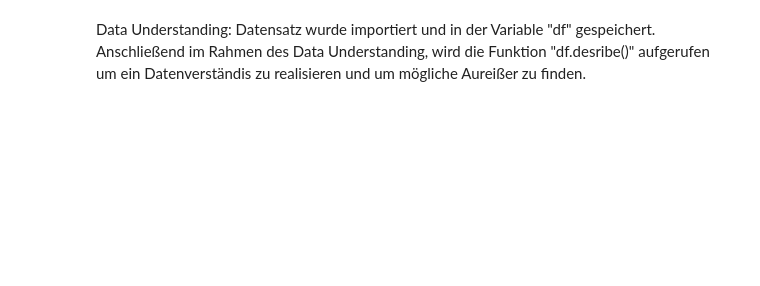
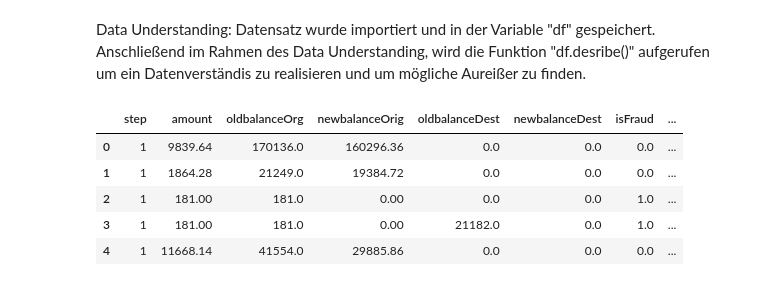
Before and after one commit to krausnick/BigData-Gruppe-3, a Jupyter notebook: Untitled0.ipynb, the cells around one changed output. Cells and saved outputs as stored; diff of their text form; code cells hidden in the pictures; blank space fills up the shorter version.

```diff
--- a/Untitled0.ipynb
+++ b/Untitled0.ipynb
@@ -51,2 +35,23 @@ X_test_encoded = pd.concat(X_test_encoded, axis=1)
+# %%
+df = df.drop('type', axis=1)
+
+X = df.drop('isFraud', axis=1)
+X= X.drop('nameOrig', axis=1)
+X= X.drop('nameDest',axis=1)
+X.dropna(axis=0, inplace=True)
+df= df.drop('nameOrig', axis=1)
+df= df.drop('nameDest',axis=1)
+df.dropna(axis=0, inplace=True)
+
+
+y = df['isFraud']
+df.head()
+# %% [output]
+|  | step | amount | oldbalanceOrg | newbalanceOrig | oldbalanceDest | newbalanceDest | isFraud | ... |
+| 0 | 1 | 9839.64 | 170136.0 | 160296.36 | 0.0 | 0.0 | 0.0 | ... |
+| 1 | 1 | 1864.28 | 21249.0 | 19384.72 | 0.0 | 0.0 | 0.0 | ... |
+| 2 | 1 | 181.00 | 181.0 | 0.00 | 0.0 | 0.0 | 1.0 | ... |
+| 3 | 1 | 181.00 | 181.0 | 0.00 | 21182.0 | 0.0 | 1.0 | ... |
+| 4 | 1 | 11668.14 | 41554.0 | 29885.86 | 0.0 | 0.0 | 0.0 | ... |
 # %%
 X_train, X_test, y_train, y_test = train_test_split(X, y, test_size=0.01, random_state=42)
```
Also changed, not shown: parts of 6 cells of this notebook.
